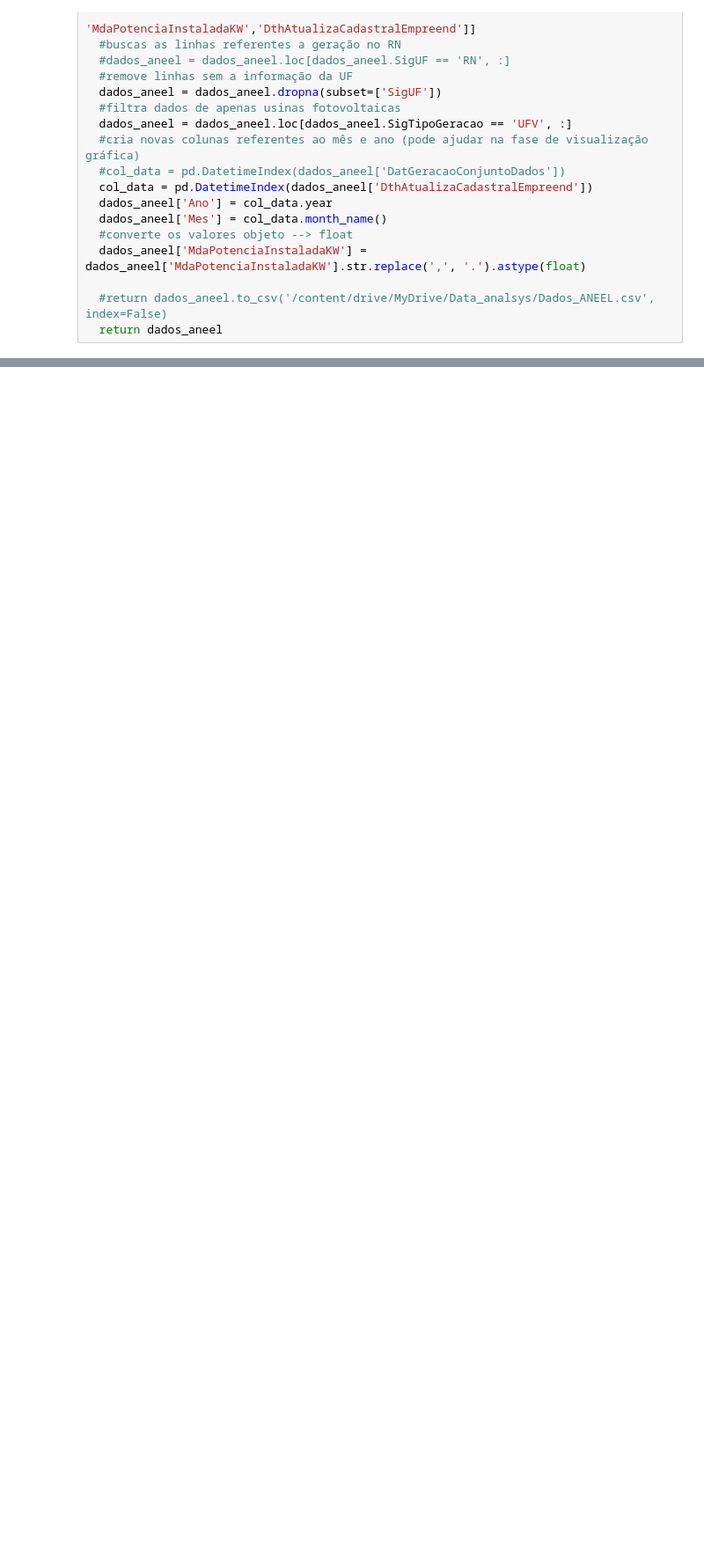
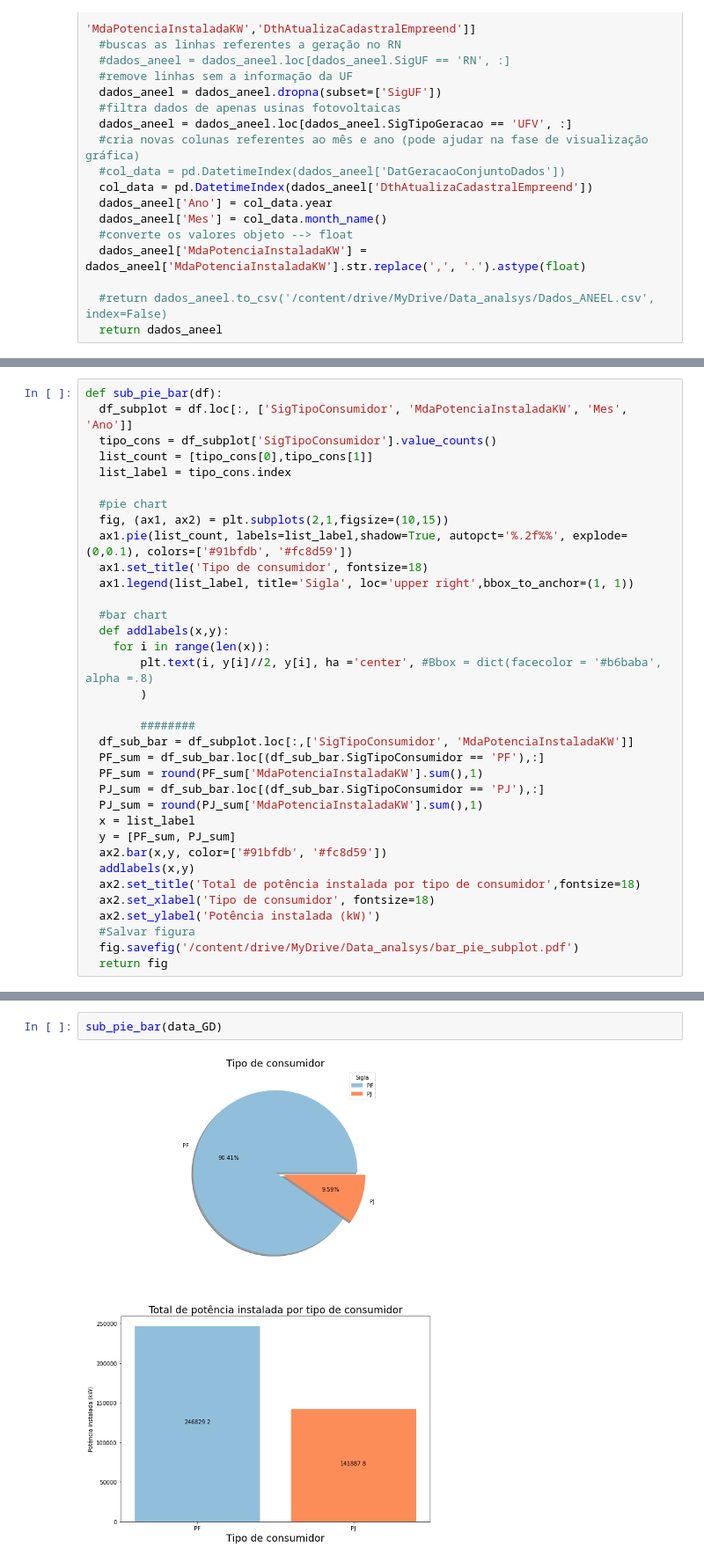
Before and after one commit to josegomes37/Data_ANEEL_GD, a Jupyter notebook: Teste_ANEEL_grafico.ipynb, the cells around one changed output, grey strips where cells are left out. Shown at 88% size. Drawn from its saved outputs; the diff is of its cells as text; blank space fills up the shorter version.

```diff
--- a/Teste_ANEEL_grafico.ipynb
+++ b/Teste_ANEEL_grafico.ipynb
@@ -148,0 +143,35 @@ bar_plot(data_bar_plot, list_ano, list_mes)
+# %%
+def sub_pie_bar(df):
+  df_subplot = df.loc[:, ['SigTipoConsumidor', 'MdaPotenciaInstaladaKW', 'Mes', 'Ano']]
+  tipo_cons = df_subplot['SigTipoConsumidor'].value_counts()
+  list_count = [tipo_cons[0],tipo_cons[1]]
+  list_label = tipo_cons.index
+
+  #pie chart
+  fig, (ax1, ax2) = plt.subplots(2,1,figsize=(10,15))
+  ax1.pie(list_count, labels=list_label,shadow=True, autopct='%.2f%%', explode=(0,0.1), colors=['#91bfdb', '#fc8d59'])
+  ax1.set_title('Tipo de consumidor', fontsize=18)
+  ax1.legend(list_label, title='Sigla', loc='upper right',bbox_to_anchor=(1, 1))
+
+  #bar chart
+  def addlabels(x,y):
+    for i in range(len(x)):
+        plt.text(i, y[i]//2, y[i], ha ='center', #Bbox = dict(facecolor = '#b6baba', alpha =.8)
+        )
+
+        ########
+  df_sub_bar = df_subplot.loc[:,['SigTipoConsumidor', 'MdaPotenciaInstaladaKW']]
+  PF_sum = df_sub_bar.loc[(df_sub_bar.SigTipoConsumidor == 'PF'),:]
+  PF_sum = round(PF_sum['MdaPotenciaInstaladaKW'].sum(),1)
+  PJ_sum = df_sub_bar.loc[(df_sub_bar.SigTipoConsumidor == 'PJ'),:]
+  PJ_sum = round(PJ_sum['MdaPotenciaInstaladaKW'].sum(),1)
+  x = list_label
+  y = [PF_sum, PJ_sum]
+  ax2.bar(x,y, color=['#91bfdb', '#fc8d59'])
+  addlabels(x,y)
+  ax2.set_title('Total de potência instalada por tipo de consumidor',fontsize=18)
+  ax2.set_xlabel('Tipo de consumidor', fontsize=18)
+  ax2.set_ylabel('Potência instalada (kW)')
+  #Salvar figura
+  fig.savefig('/content/drive/MyDrive/Data_analsys/bar_pie_subplot.pdf')
+  return fig
@@ -148,0 +190,4 @@ bar_plot(data_bar_plot, list_ano, list_mes)
+# %%
+sub_pie_bar(data_GD)
+# %% [output]
+[figure, added]
```
Also changed, not shown: parts of 15 cells of this notebook.
